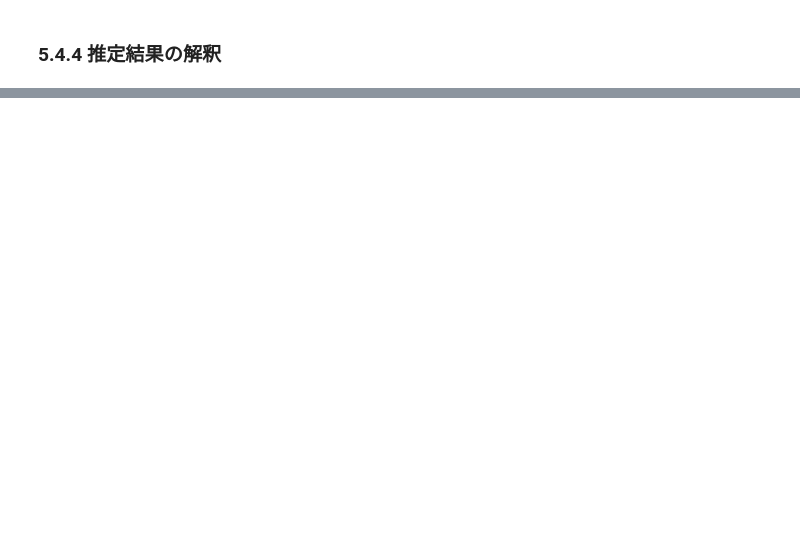
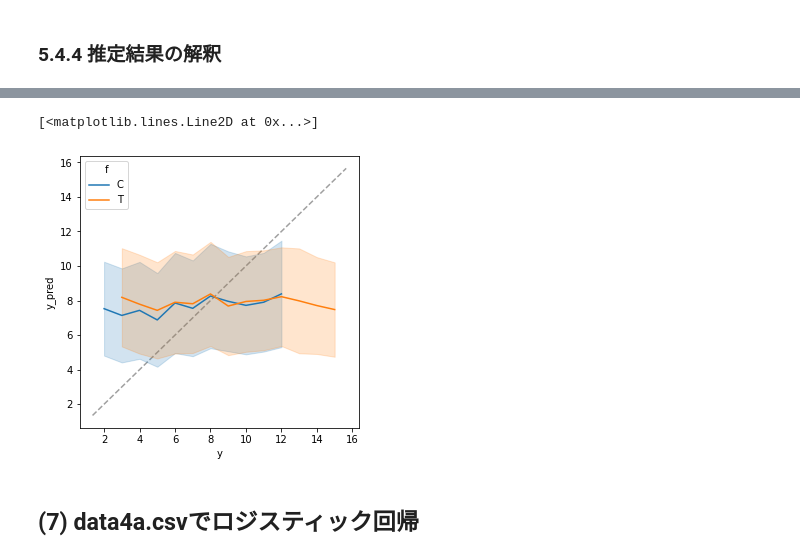
Before and after one commit to raijin0704/RStanBook2Python, a Jupyter notebook: python/Chapter5.ipynb, the cells around one changed output, grey strips where cells are left out. Drawn from its saved outputs; the diff is of its cells as text; code cells hidden in the pictures; blank space fills up the shorter version.

```diff
--- a/python/Chapter5.ipynb
+++ b/python/Chapter5.ipynb
@@ -618,0 +863,4 @@ print(f"{np.exp(beta_mean_54[2]*(150-50)/200):.2f}倍")
+# %%
+csv_data3a = pathlib.Path("chap05", "input", "data3a.csv")
+df_data3a = pd.read_csv(csv_data3a)
+df_data3a
@@ -618,0 +991,23 @@ print(f"{np.exp(beta_mean_54[2]*(150-50)/200):.2f}倍")
+# %%
+params_pra6 = fit_pra6.to_frame()
+y_pred_pra6_tmp = params_pra6[[col for col in params_pra6.columns if "y_pred" in col]]
+y_pred_pra6_tmp.columns = [int(col.split('.')[-1])-1 for col in y_pred_pra6_tmp.columns]
+y_pred_long = y_pred_pra6_tmp.stack().reset_index(1)
+y_pred_long.columns = ["index", "y_pred"]
+y_pred_long["y"] = y_pred_long["index"].apply(lambda x: df_data3a.loc[x,"y"])
+y_pred_long["f"] = y_pred_long["index"].apply(lambda x: df_data3a.loc[x,"f"])
+y_pred_long.reset_index(drop=True, inplace=True)
+# %%
+fig, ax = plt.subplots(figsize=(5,5))
+sns.lineplot(data=y_pred_long, x="y", y="y_pred", hue="f", ci="sd", ax=ax)
+# 補助線
+lims = [
+    np.min([ax.get_xlim(), ax.get_ylim()]),
+    np.max([ax.get_xlim(), ax.get_ylim()])
+]
+ax.plot(lims, lims, '--', alpha=0.75, zorder=0, color="gray")
+# %% [output]
+[<matplotlib.lines.Line2D at 0x...>]
+[figure, added]
+# %% [markdown]
+## (7) data4a.csvでロジスティック回帰
```
Also changed, not shown: parts of 43 cells of this notebook.
